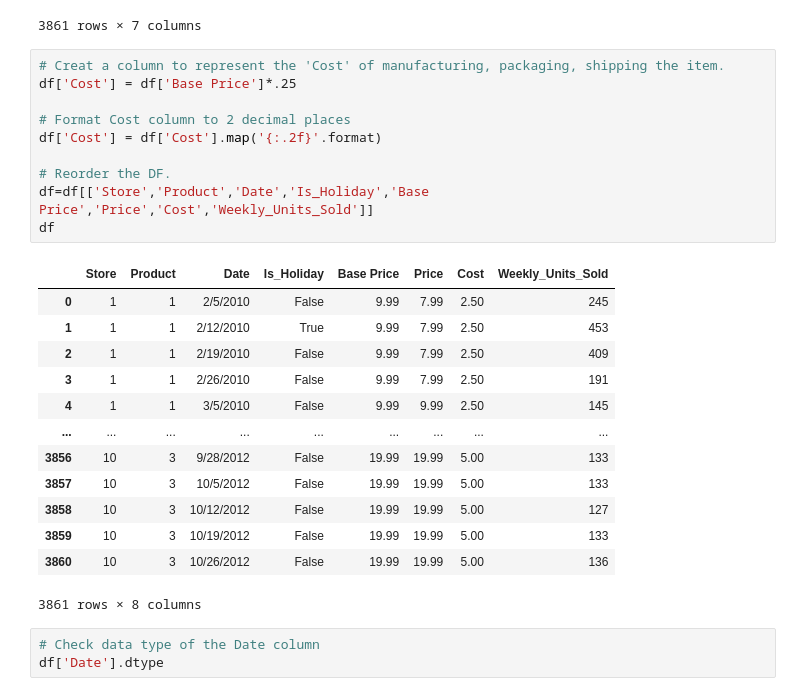
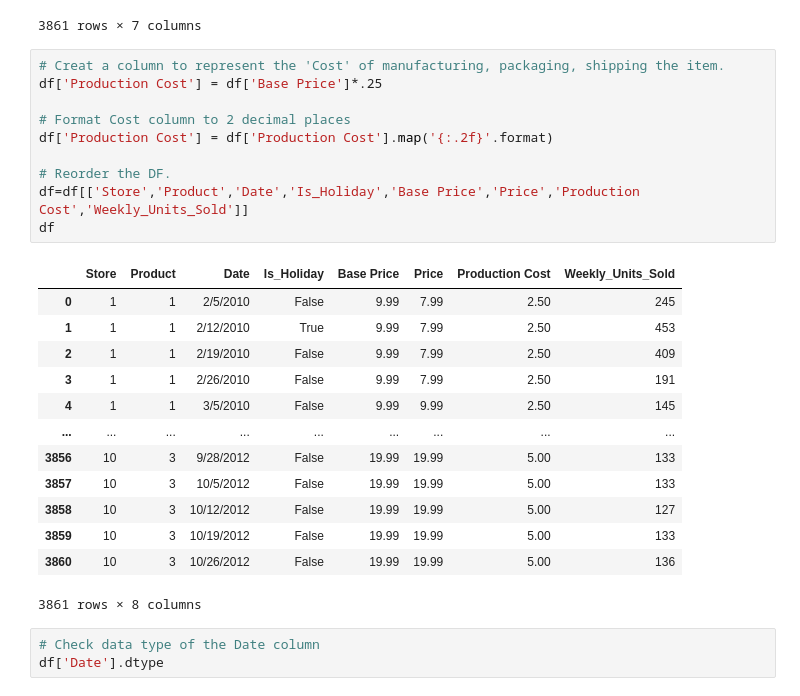
Before and after one commit to jackatopolis/s-martpredictor, a Jupyter notebook: static/data/cleandftosqlite.ipynb, the cells around one changed output. Saved outputs shown, nothing was run; the diff lists cells and outputs as text.

```diff
--- a/static/data/cleandftosqlite.ipynb
+++ b/static/data/cleandftosqlite.ipynb
@@ -25,16 +25,16 @@ df
 3861 rows × 7 columns
 # %%
 # Creat a column to represent the 'Cost' of manufacturing, packaging, shipping the item.
-df['Cost'] = df['Base Price']*.25
+df['Production Cost'] = df['Base Price']*.25
 
 # Format Cost column to 2 decimal places
-df['Cost'] = df['Cost'].map('{:.2f}'.format)
+df['Production Cost'] = df['Production Cost'].map('{:.2f}'.format)
 
 # Reorder the DF.
-df=df[['Store','Product','Date','Is_Holiday','Base Price','Price','Cost','Weekly_Units_Sold']]
+df=df[['Store','Product','Date','Is_Holiday','Base Price','Price','Production Cost','Weekly_Units_Sold']]
 df
 # %% [output]
-|  | Store | Product | Date | Is_Holiday | Base Price | Price | Cost | Weekly_Units_Sold |
+|  | Store | Product | Date | Is_Holiday | Base Price | Price | Production Cost | Weekly_Units_Sold |
 | 0 | 1 | 1 | 2/5/2010 | False | 9.99 | 7.99 | 2.50 | 245 |
 | 1 | 1 | 1 | 2/12/2010 | True | 9.99 | 7.99 | 2.50 | 453 |
 | 2 | 1 | 1 | 2/19/2010 | False | 9.99 | 7.99 | 2.50 | 409 |
```
Also changed, not shown: parts of 8 cells of this notebook, 3 other files.
